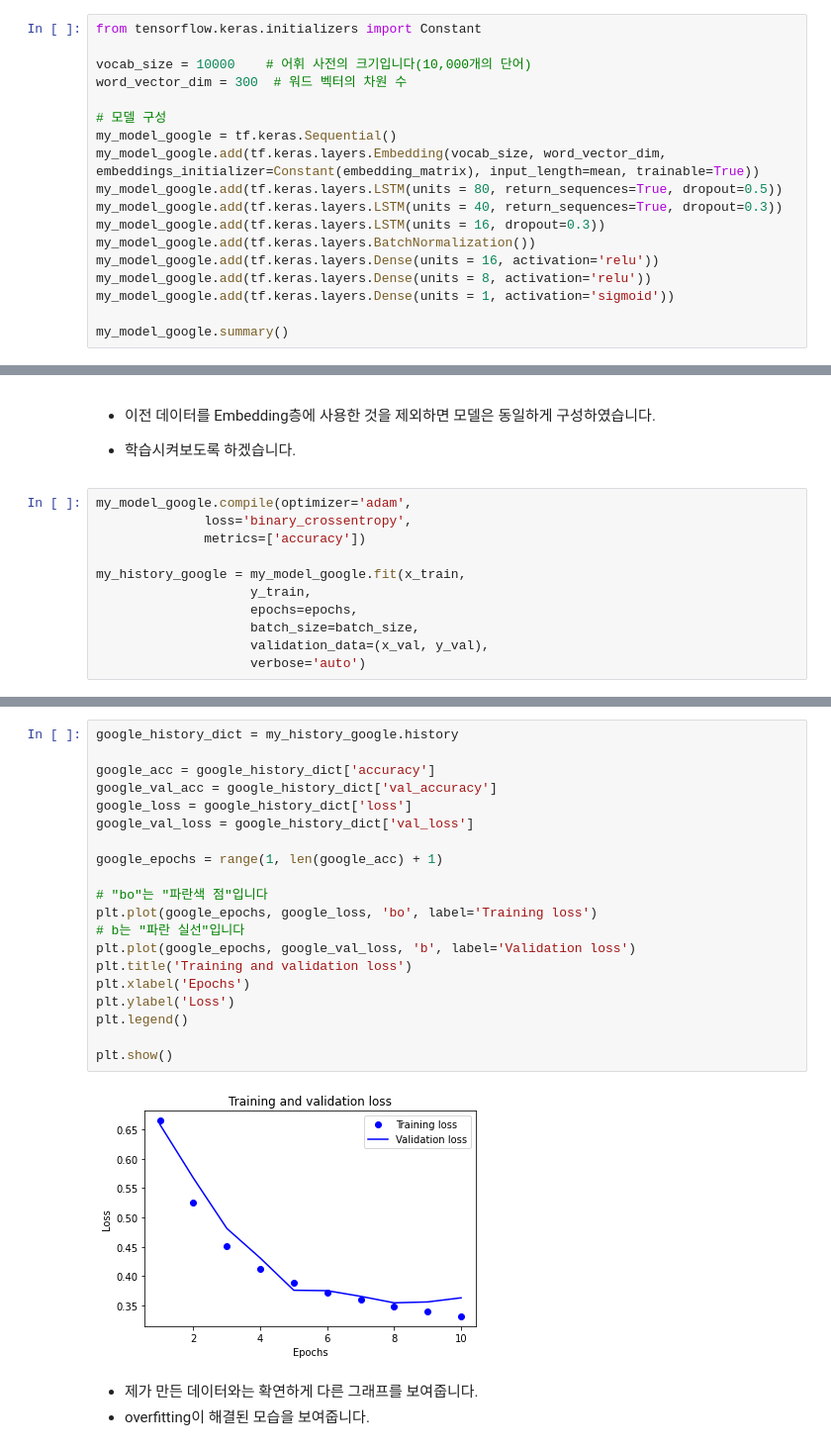
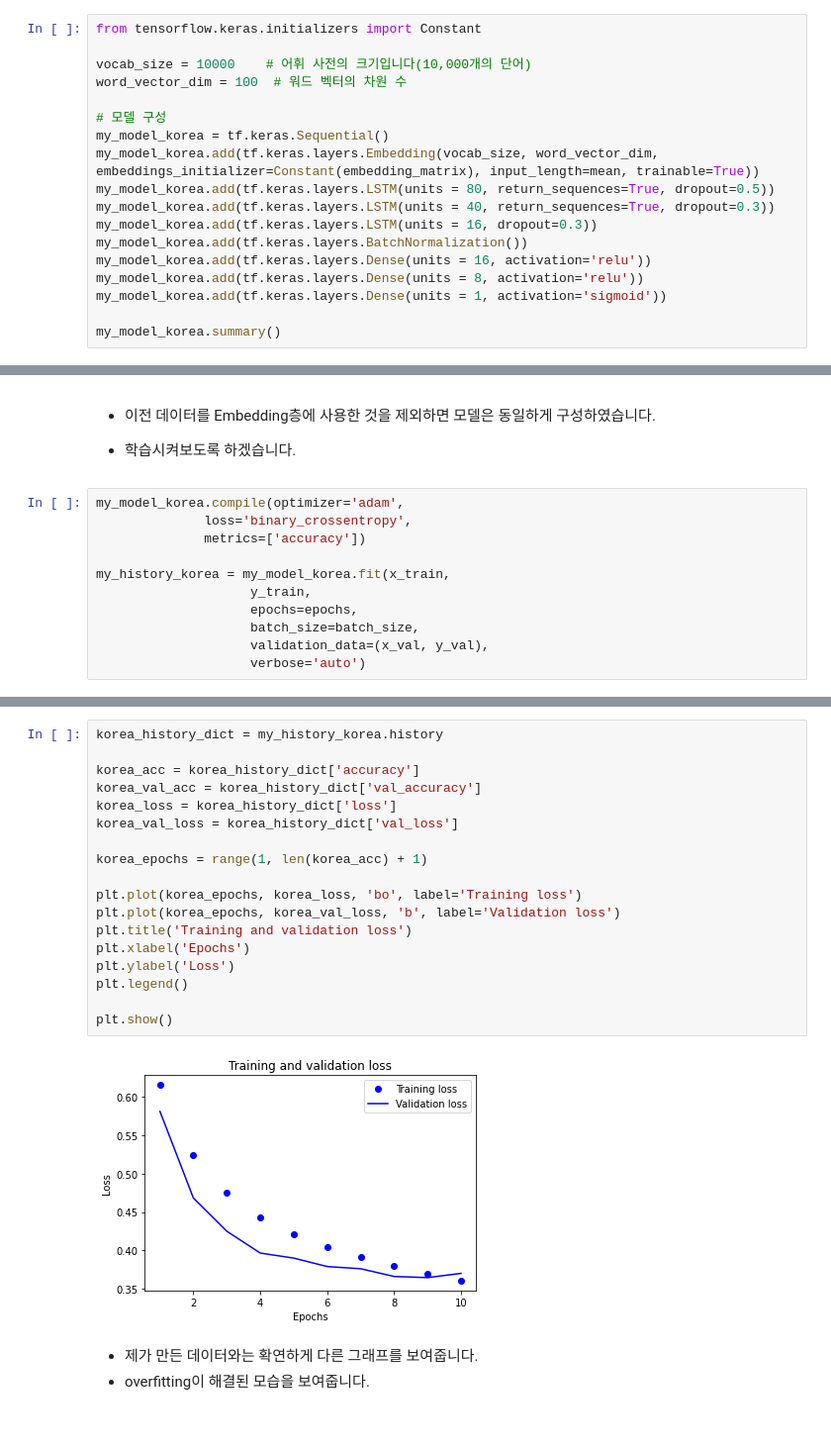
Before and after one commit to Ukbang/Exploration, a Jupyter notebook: [E-08]_review_fin_221011.ipynb, the cells around one changed output, grey strips where cells are left out. Shown at 99% size. Saved outputs shown, nothing was run; the diff lists cells and outputs as text.

```diff
--- a/[E-08]_review_fin_221011.ipynb
+++ b/[E-08]_review_fin_221011.ipynb
@@ -871,20 +893,20 @@ for i in range(3,vocab_size):
 from tensorflow.keras.initializers import Constant
 
 vocab_size = 10000    # 어휘 사전의 크기입니다(10,000개의 단어)
-word_vector_dim = 300  # 워드 벡터의 차원 수
+word_vector_dim = 100  # 워드 벡터의 차원 수
 
 # 모델 구성
-my_model_google = tf.keras.Sequential()
-my_model_google.add(tf.keras.layers.Embedding(vocab_size, word_vector_dim, embeddings_initializer=Constant(embedding_matrix), input_length=mean, trainable=True))
-my_model_google.add(tf.keras.layers.LSTM(units = 80, return_sequences=True, dropout=0.5))
-my_model_google.add(tf.keras.layers.LSTM(units = 40, return_sequences=True, dropout=0.3))
-my_model_google.add(tf.keras.layers.LSTM(units = 16, dropout=0.3))
-my_model_google.add(tf.keras.layers.BatchNormalization())
-my_model_google.add(tf.keras.layers.Dense(units = 16, activation='relu'))
-my_model_google.add(tf.keras.layers.Dense(units = 8, activation='relu'))
-my_model_google.add(tf.keras.layers.Dense(units = 1, activation='sigmoid'))
+my_model_korea = tf.keras.Sequential()
+my_model_korea.add(tf.keras.layers.Embedding(vocab_size, word_vector_dim, embeddings_initializer=Constant(embedding_matrix), input_length=mean, trainable=True))
+my_model_korea.add(tf.keras.layers.LSTM(units = 80, return_sequences=True, dropout=0.5))
+my_model_korea.add(tf.keras.layers.LSTM(units = 40, return_sequences=True, dropout=0.3))
+my_model_korea.add(tf.keras.layers.LSTM(units = 16, dropout=0.3))
+my_model_korea.add(tf.keras.layers.BatchNormalization())
+my_model_korea.add(tf.keras.layers.Dense(units = 16, activation='relu'))
+my_model_korea.add(tf.keras.layers.Dense(units = 8, activation='relu'))
+my_model_korea.add(tf.keras.layers.Dense(units = 1, activation='sigmoid'))
 
-my_model_google.summary()
+my_model_korea.summary()
 # %% [output]
 Model: "sequential_4"
 _________________________________________________________________
@@ -909,11 +931,11 @@ _________________________________________________________________
 
 - 학습시켜보도록 하겠습니다.
 # %%
-my_model_google.compile(optimizer='adam',
+my_model_korea.compile(optimizer='adam',
               loss='binary_crossentropy',
               metrics=['accuracy'])
 
-my_history_google = my_model_google.fit(x_train,
+my_history_korea = my_model_korea.fit(x_train,
                     y_train,
                     epochs=epochs,
                     batch_size=batch_size,
@@ -943,25 +965,23 @@ Epoch 10/10
 # %%
-google_history_dict = my_history_google.history
+korea_history_dict = my_history_korea.history
 
-google_acc = google_history_dict['accuracy']
-google_val_acc = google_history_dict['val_accuracy']
-google_loss = google_history_dict['loss']
-google_val_loss = google_history_dict['val_loss']
+korea_acc = korea_history_dict['accuracy']
+korea_val_acc = korea_history_dict['val_accuracy']
+korea_loss = korea_history_dict['loss']
+korea_val_loss = korea_history_dict['val_loss']
 
-google_epochs = range(1, len(google_acc) + 1)
+korea_epochs = range(1, len(korea_acc) + 1)
 
-# "bo"는 "파란색 점"입니다
-plt.plot(google_epochs, google_loss, 'bo', label='Training loss')
-# b는 "파란 실선"입니다
-plt.plot(google_epochs, google_val_loss, 'b', label='Validation loss')
+plt.plot(korea_epochs, korea_loss, 'bo', label='Training loss')
+plt.plot(korea_epochs, korea_val_loss, 'b', label='Validation loss')
 plt.title('Training and validation loss')
 plt.xlabel('Epochs')
 plt.ylabel('Loss')
 plt.legend()
 
 plt.show()
 # %% [output]
-[figure, old version]
+[figure, new version]
 # %% [markdown]
 - 제가 만든 데이터와는 확연하게 다른 그래프를 보여줍니다.
 - overfitting이 해결된 모습을 보여줍니다.
```
Also changed, not shown: parts of 40 cells of this notebook.
